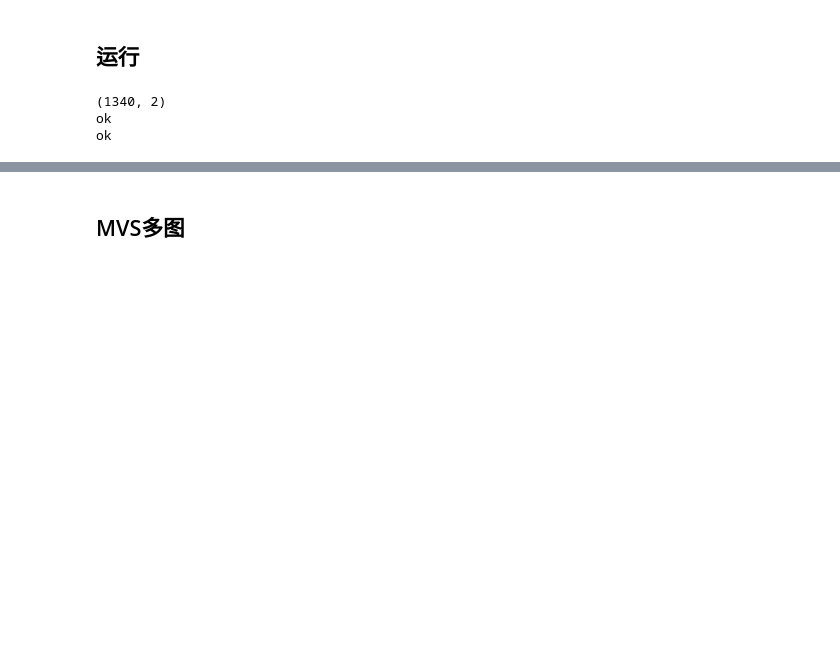
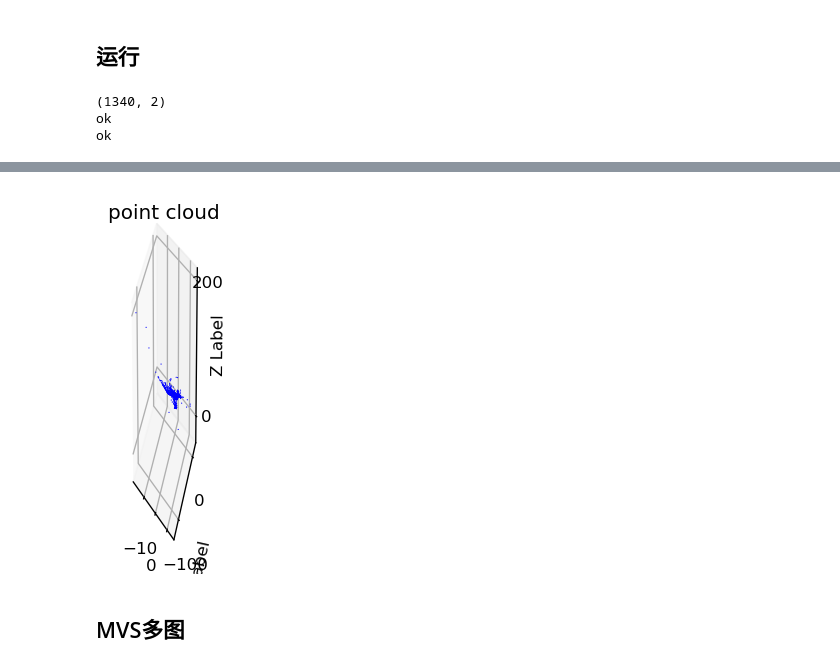
Before and after one commit to Neutrino3316/Computer-Vision, a Jupyter notebook: CVproject/sfm-Copy1.ipynb, the cells around one changed output, grey strips where cells are left out. Drawn from its saved outputs; the diff is of its cells as text; code cells hidden in the pictures; blank space fills up the shorter version.

```diff
--- a/CVproject/sfm-Copy1.ipynb
+++ b/CVproject/sfm-Copy1.ipynb
@@ -217,0 +175,16 @@ error: OpenCV(3.4.2) C:\projects\opencv-python\opencv\modules\imgproc\src\imgwar
+# %%
+print(R1, T1, R2, T2, sep='\n')
+K1 = K
+K2 = K
+P1, P2 = find_pose(R1, T1, R2, T2, K1, K2)
+points = triangulate(P1, P2, pts1, pts2)
+print(points)
+points = np.array(points).astype(str)
+
+f=open("reconstruction.txt","w")
+for i in range(points.shape[0]):
+    print(i)
+    f.write(points[i][0]+','+points[i][1]+','+points[i][2]+'\n')
+f.close()
+
+#print('the space points:', points[500:510], points[300:310], sep ='\n---------\n')
@@ -220,7 +211,7 @@ import numpy as np
 import matplotlib.pyplot as plt
 from mpl_toolkits.mplot3d import Axes3D
 #打开点云数据文件
-f=open('test.txt','r')
+f=open('reconstruction.txt','r')
 point=f.read()
 f.close()
 #数据预处理
@@ -240,33 +231,35 @@ for each in m2:
 	each_line=list(map(lambda x:float(x),each))
 	m3.append(each_line)
 
 for i in range (len(m3)):
     if i==len(m3)-1:
         break
     if m3[i][2]<0 or m3[i][2]>50 or m3[i][0]<(-50) or m3[i][0]>50 or m3[i][1]<(-50) or m3[i][1]>50:
         del(m3[i])
 
 
 m4=np.array(m3)
 
 #列表解析x,y,z的坐标
 x=[k[0] for k in m4]
 y=[k[1] for k in m4]
 z=[k[2] for k in m4]
 
 #开始绘图
 fig=plt.figure(dpi=120)
 ax=fig.add_subplot(111,projection='3d')
 #标题
 plt.title('point cloud')
 #利用xyz的值，生成每个点的相应坐标（x,y,z）
 ax.scatter(x,y,z,c='b',marker='.',s=2,linewidth=0,alpha=1,cmap='spectral')
 ax.axis('scaled')
 ax.set_xlabel('X Label')
 ax.set_ylabel('Y Label')
 ax.set_zlabel('Z Label')
 #显示
 plt.show()
+# %% [output]
+[figure, added]
 # %% [markdown]
 ## MVS多图
 # %%
```
Also changed, not shown: parts of 3 cells of this notebook, 5 other files.
